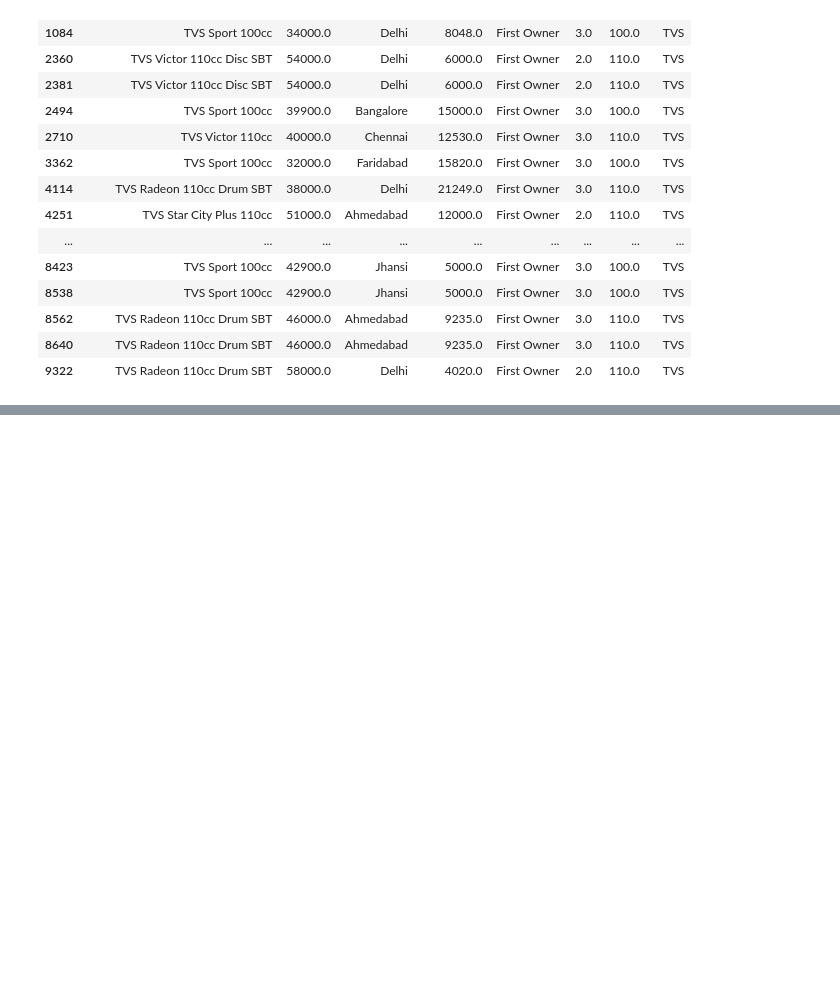
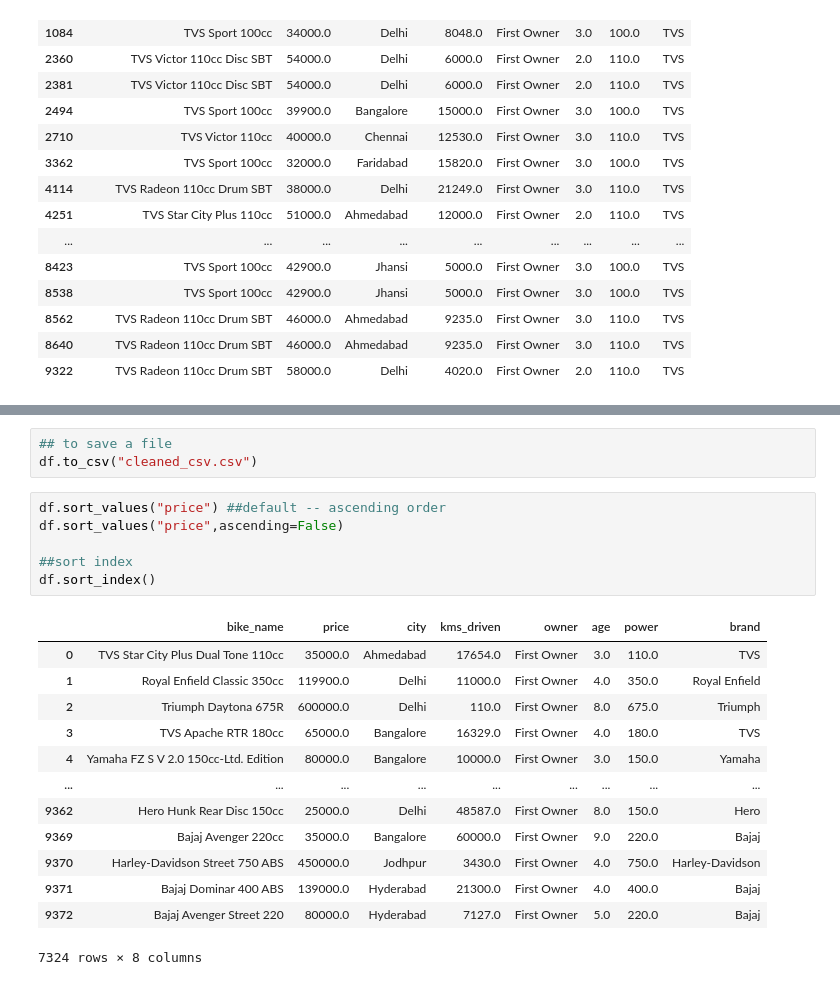
Before and after one commit to jaikrishann/6-month-Data-Sci-Training, a Jupyter notebook: divya/LIB/pandas.ipynb, the cells around one changed output, grey strips where cells are left out. Saved outputs shown, nothing was run; the diff lists cells and outputs as text; blank space fills up the shorter version.

```diff
--- a/divya/LIB/pandas.ipynb
+++ b/divya/LIB/pandas.ipynb
@@ -267,0 +305,23 @@ df[(df["brand"] == "TVS") &  (df["age"] <= 3) &  (df["power"] <= 110)]
+# %%
+## to save a file
+df.to_csv("cleaned_csv.csv")
+# %%
+df.sort_values("price") ##default -- ascending order
+df.sort_values("price",ascending=False)
+
+##sort index
+df.sort_index()
+# %% [output]
+|  | bike_name | price | city | kms_driven | owner | age | power | brand |
+| 0 | TVS Star City Plus Dual Tone 110cc | 35000.0 | Ahmedabad | 17654.0 | First Owner | 3.0 | 110.0 | TVS |
+| 1 | Royal Enfield Classic 350cc | 119900.0 | Delhi | 11000.0 | First Owner | 4.0 | 350.0 | Royal Enfield |
+| 2 | Triumph Daytona 675R | 600000.0 | Delhi | 110.0 | First Owner | 8.0 | 675.0 | Triumph |
+| 3 | TVS Apache RTR 180cc | 65000.0 | Bangalore | 16329.0 | First Owner | 4.0 | 180.0 | TVS |
+| 4 | Yamaha FZ S V 2.0 150cc-Ltd. Edition | 80000.0 | Bangalore | 10000.0 | First Owner | 3.0 | 150.0 | Yamaha |
+| ... | ... | ... | ... | ... | ... | ... | ... | ... |
+| 9362 | Hero Hunk Rear Disc 150cc | 25000.0 | Delhi | 48587.0 | First Owner | 8.0 | 150.0 | Hero |
+| 9369 | Bajaj Avenger 220cc | 35000.0 | Bangalore | 60000.0 | First Owner | 9.0 | 220.0 | Bajaj |
+| 9370 | Harley-Davidson Street 750 ABS | 450000.0 | Jodhpur | 3430.0 | First Owner | 4.0 | 750.0 | Harley-Davidson |
+| 9371 | Bajaj Dominar 400 ABS | 139000.0 | Hyderabad | 21300.0 | First Owner | 4.0 | 400.0 | Bajaj |
+| 9372 | Bajaj Avenger Street 220 | 80000.0 | Hyderabad | 7127.0 | First Owner | 5.0 | 220.0 | Bajaj |
+7324 rows × 8 columns
```
Also changed, not shown: parts of 13 cells of this notebook, 2 other files.
